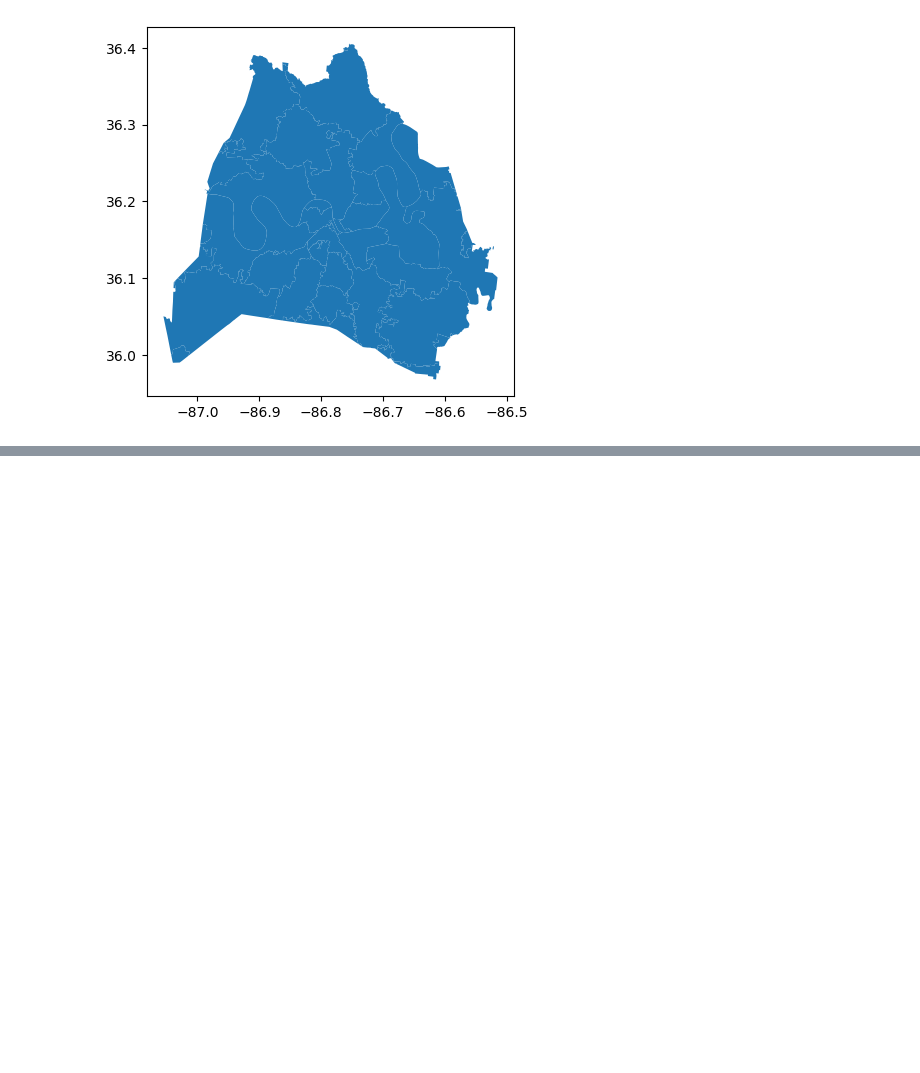
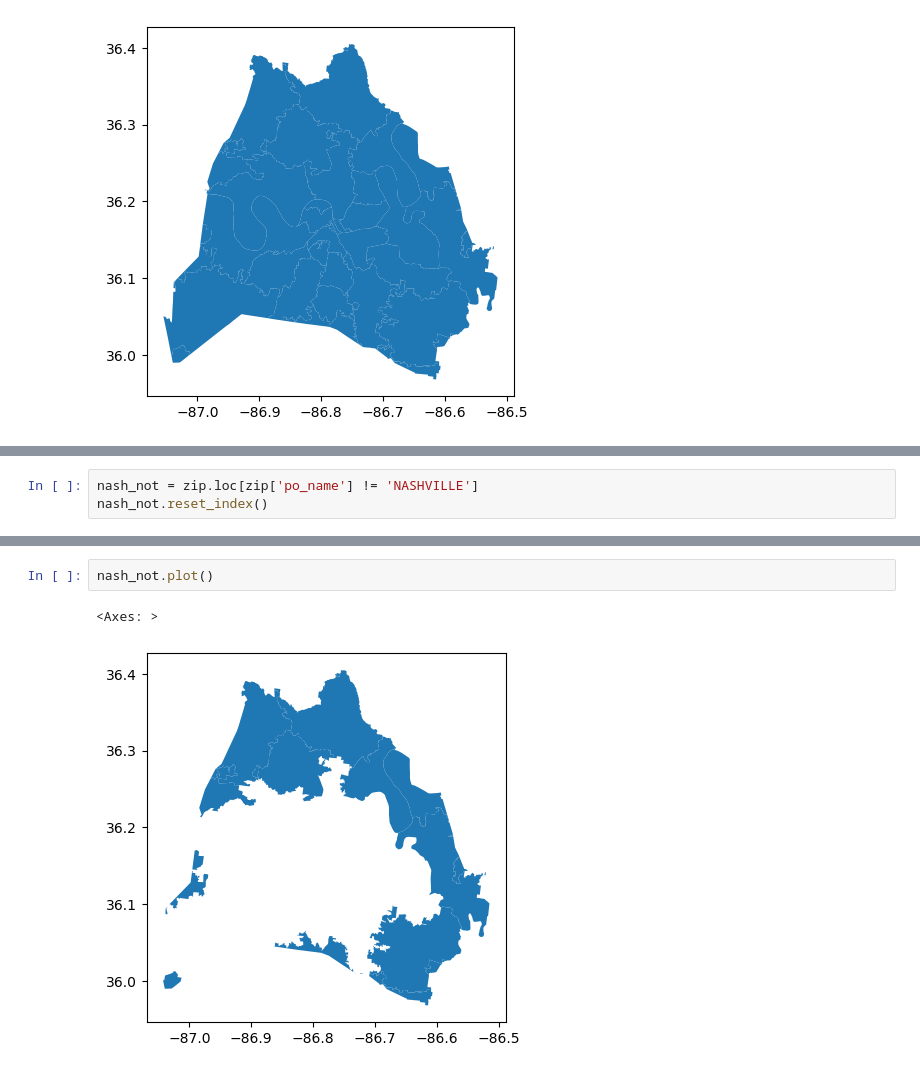
Before and after one commit to Luna-Agora/caps, a Jupyter notebook: notebooks/davidson_geo_folium.ipynb, the cells around one changed output, grey strips where cells are left out. Drawn from its saved outputs; the diff is of its cells as text; blank space fills up the shorter version.

```diff
--- a/notebooks/davidson_geo_folium.ipynb
+++ b/notebooks/davidson_geo_folium.ipynb
@@ -15,0 +62,3 @@ zip.plot();
+# %%
+nash_not = zip.loc[zip['po_name'] != 'NASHVILLE']
+nash_not.reset_index()
@@ -15,0 +83,5 @@ zip.plot();
+# %%
+nash_not.plot()
+# %% [output]
+<Axes: >
+[figure, added]
```
Also changed, not shown: parts of 4 cells of this notebook, 1 other file.
